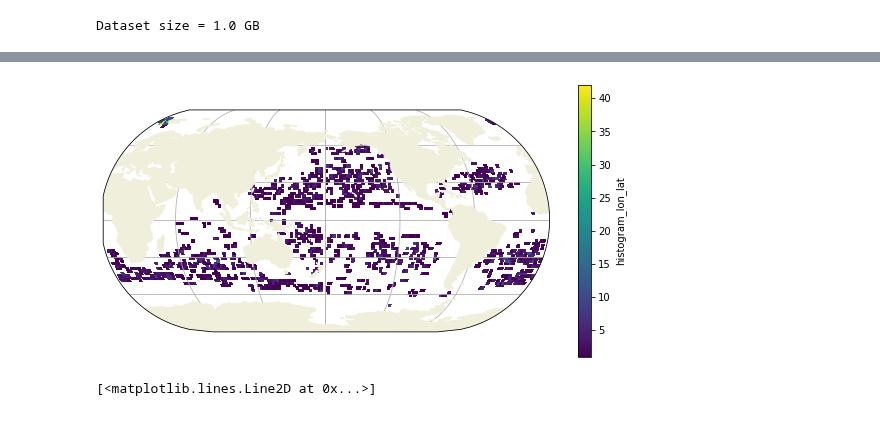
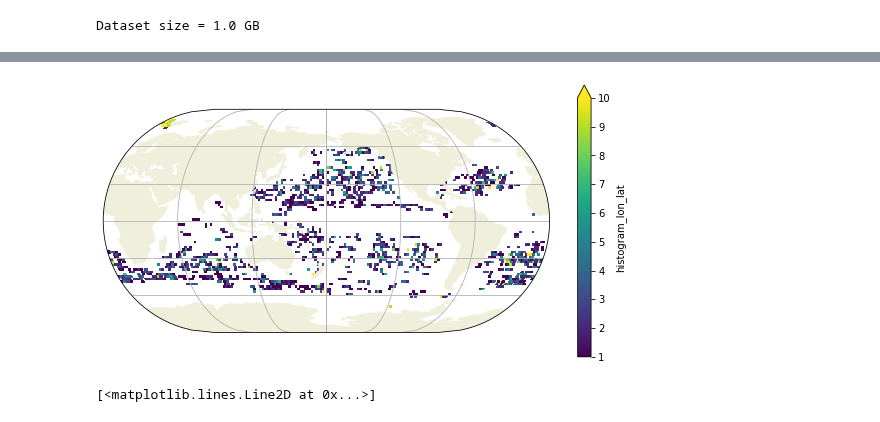
Before and after one commit to apatlpo/itide_ops, a Jupyter notebook: colloc/overview.ipynb, the cells around one changed output, grey strips where cells are left out. Drawn from its saved outputs; the diff is of its cells as text; code cells hidden in the pictures.

```diff
--- a/colloc/overview.ipynb
+++ b/colloc/overview.ipynb
@@ -41,3 +63,9 @@ ds
 print('Dataset size = %.1f GB' %(ds.nbytes/1e9))
 # %% [output]
 Dataset size = 1.0 GB
+# %%
+# add several variables in coords
+ds = (ds
+      .set_coords([dsuff+"_"+d for d in ["time", "lon", "lat"]])
+      .set_coords([asuff+"_"+d for d in ["time_", "lon", "lat"]])
+     )
@@ -43,0 +119,6 @@ Dataset size = 1.0 GB
+# %%
+ds[dsuff+"_x"], ds[dsuff+"_y"] = compute_local_xy(ds, dsuff, asuff, "site_obs")
+ds = ds.set_coords([dsuff+"_x", dsuff+"_y"])
+
+ds[asuff+"_x"], ds[asuff+"_y"] = compute_local_xy(ds, asuff, asuff, asuff+"_time")
+ds = ds.set_coords([asuff+"_x", asuff+"_y"])
@@ -43,0 +148,26 @@ Dataset size = 1.0 GB
+# %%
+t = ds[asuff+"_time"]
+tc = (t + t.shift({asuff+"_time": -1}))*0.5 # C
+tc = tc[:-1].rename({asuff+"_time": asuff+"_time_mid"})
+
+ds = ds.assign_coords(**{asuff+"_time": t, asuff+"_time_mid": tc})
+grid = Grid(ds, coords={"t": {"center": "sassa_time_mid", "outer": "sassa_time"}})
+
+ds[asuff+"_x_mid"] = grid.interp(ds[asuff+"_x"], axis="t")
+ds[asuff+"_y_mid"] = grid.interp(ds[asuff+"_y"], axis="t")
+ds = ds.set_coords([asuff+"_x_mid", asuff+"_y_mid"])
+# %%
+#dt = grid.diff(ds[asuff+"_time_"], axis="t")/pd.Timedelta("1S")
+dx = grid.diff(ds[asuff+"_x"], axis="t")
+dy = grid.diff(ds[asuff+"_y"], axis="t")
+dxy = np.sqrt(dx**2+dy**2)
+
+g = 9.81
+dsla = grid.diff(ds[asuff+"_sla"], axis="t")
+ds["g_grad_sla"] = g*dsla/dxy
+
+dsla = grid.diff(ds[asuff+"_sla_denoised"], axis="t")
+ds["g_grad_sla_denoised"] = g*dsla/dxy
+
+# add Coriolis frequency
+ds["f"] = 2 *2*np.pi/86164.1 * np.sin(ds.lat*np.pi/180)
@@ -92,17 +250,19 @@ count.plot.hist(bins=np.arange(0,20))
 # %%
 fig = plt.figure(figsize=(10,5))
 ax = fig.add_subplot(111, projection=ccrs.EckertIII(central_longitude=-180))
 
 land_feature = cfeature.LAND
 ax.add_feature(land_feature, zorder=2)
 
-count.plot(x="lon", y="lat", ax=ax, transform=ccrs.PlateCarree())
+count.plot(x="lon", y="lat", ax=ax,
+           vmax = 10,
+           transform=ccrs.PlateCarree())
 
 #ax.plot(ds.lon, ds.lat, ".", transform=ccrs.PlateCarree())
 
 gl = ax.gridlines()
 # %% [output]
-[figure, old version]
+[figure, new version]
 # %%
 count.sum("lon").plot()
 # %% [output]
```
Also changed, not shown: parts of 34 cells of this notebook, 1 other file.
